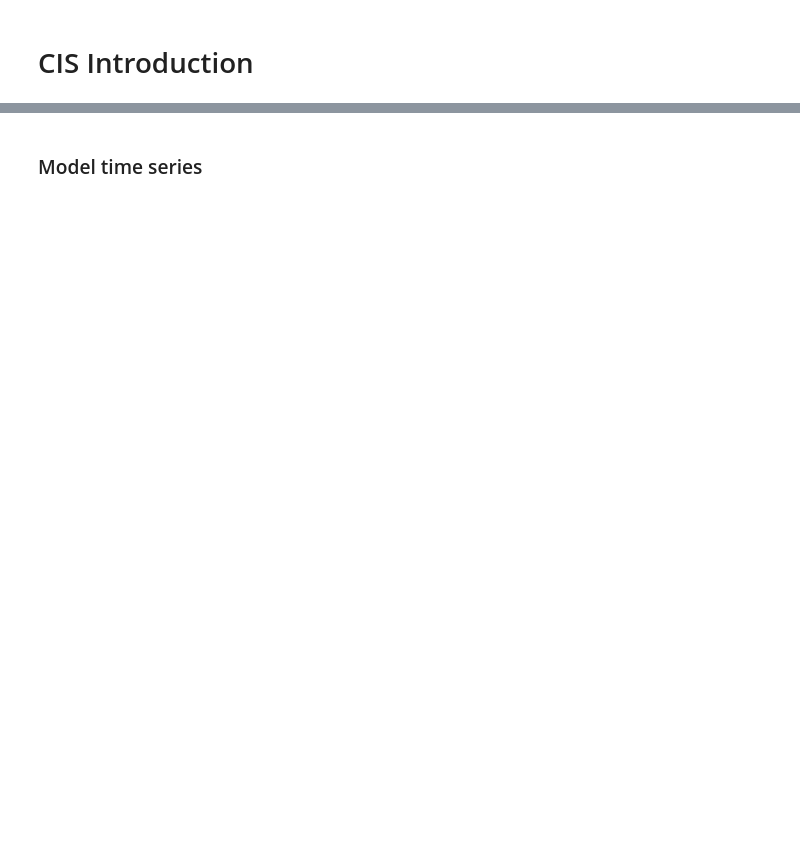
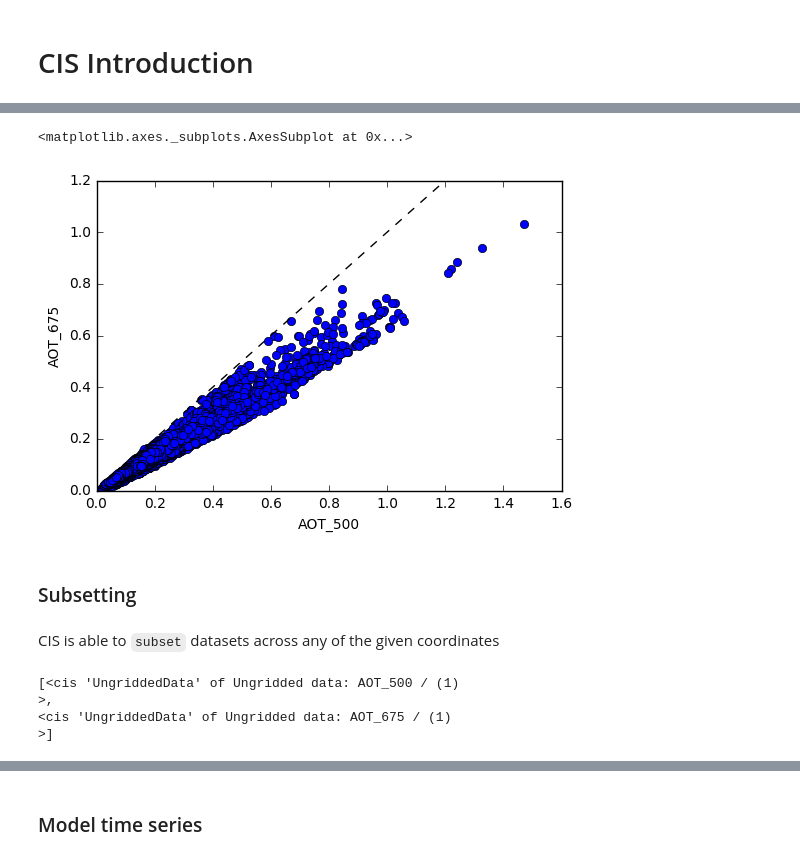
Before and after one commit to duncanwp/python_for_climate_scientists, a Jupyter notebook: course_content/notebooks/cis_introduction.ipynb, the cells around one changed output, grey strips where cells are left out. Cells and saved outputs as stored; diff of their text form; code cells hidden in the pictures; blank space fills up the shorter version.

Commit message:
Updating CIS notebook and adding explicit sections on aggregation and subsetting.

```diff
--- a/course_content/notebooks/cis_introduction.ipynb
+++ b/course_content/notebooks/cis_introduction.ipynb
@@ -43,0 +93,18 @@ ax.set_xlim(datetime(2007,5,5), datetime(2007,8,26))
+# %%
+aeronet_aot.plot(how='comparativescatter')
+# Note that this will only work if we have two datasets in our list
+# %% [output]
+<matplotlib.axes._subplots.AxesSubplot at 0x...>
+[figure, added]
+# %% [markdown]
+### Subsetting
+# %% [markdown]
+CIS is able to `subset` datasets across any of the given coordinates
+# %%
+aeronet_aot_2007 = aeronet_aot.subset(t=[datetime(2007,1,1), datetime(2007,12,31)])
+aeronet_aot_2007
+# %% [output]
+[<cis 'UngriddedData' of Ungridded data: AOT_500 / (1)
+>,
+<cis 'UngriddedData' of Ungridded data: AOT_675 / (1)
+>]
```
Also changed, not shown: parts of 58 cells of this notebook, 3 other files.
